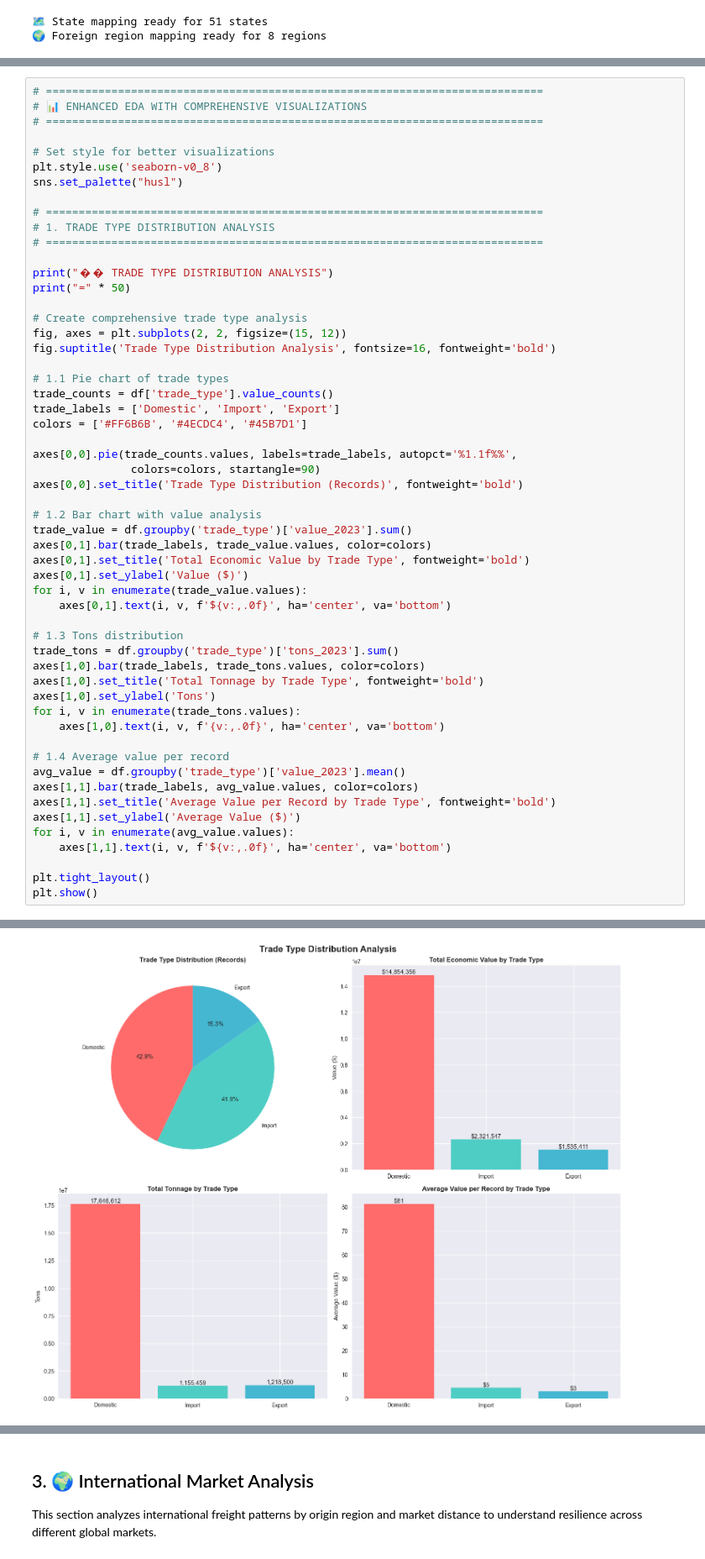
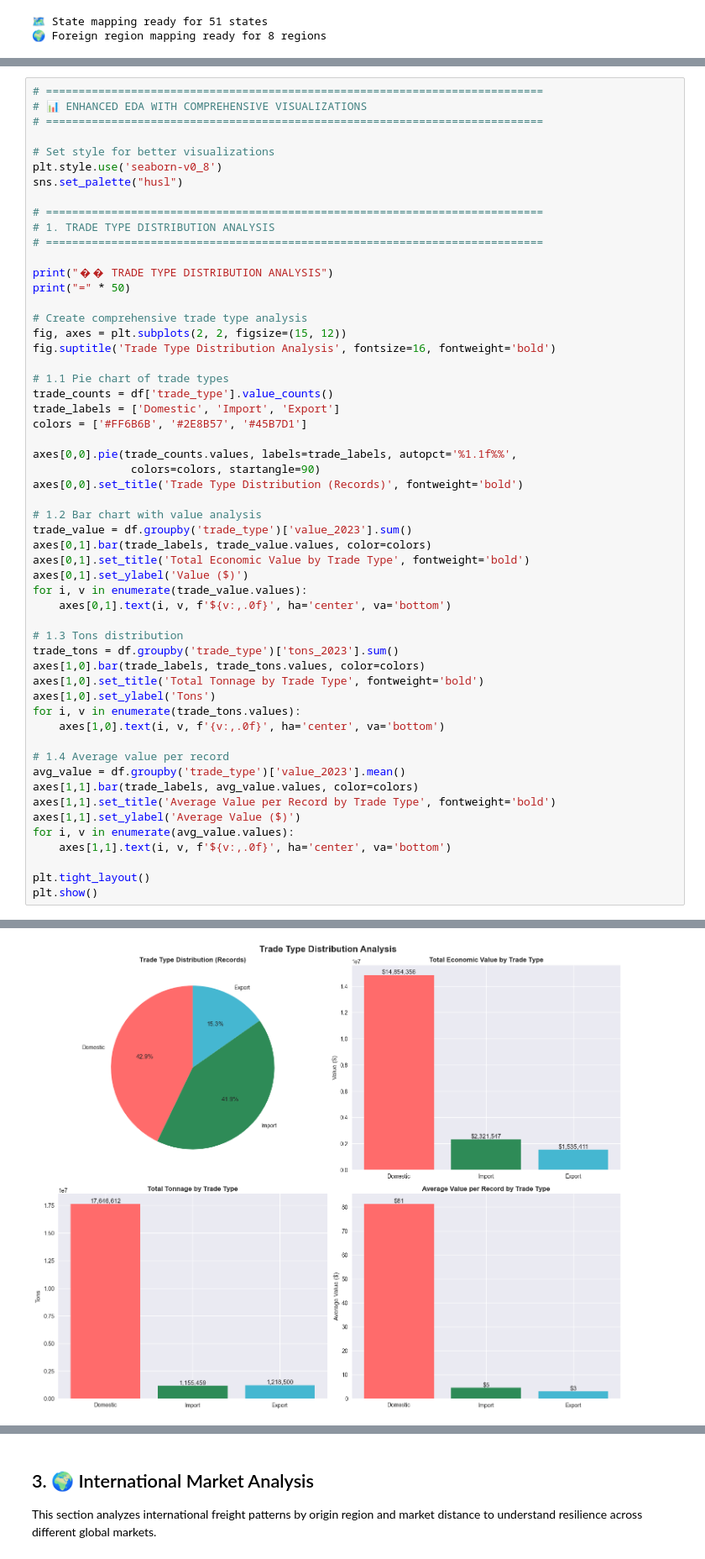
Before and after one commit to Mitchell-MC/capstone-supply-chain-analysis, a Jupyter notebook: Supply_Chain_Volatility_Intl.ipynb, the cells around one changed output, grey strips where cells are left out. Shown at 84% size. Drawn from its saved outputs; the diff is of its cells as text.

```diff
--- a/Supply_Chain_Volatility_Intl.ipynb
+++ b/Supply_Chain_Volatility_Intl.ipynb
@@ -242,7 +242,7 @@ fig.suptitle('Trade Type Distribution Analysis', fontsize=16, fontweight='bold')
 # 1.1 Pie chart of trade types
 trade_counts = df['trade_type'].value_counts()
 trade_labels = ['Domestic', 'Import', 'Export']
-colors = ['#FF6B6B', '#4ECDC4', '#45B7D1']
+colors = ['#FF6B6B', '#2E8B57', '#45B7D1']
 
 axes[0,0].pie(trade_counts.values, labels=trade_labels, autopct='%1.1f%%',
                colors=colors, startangle=90)
@@ -250,34 +250,34 @@ axes[0,0].set_title('Trade Type Distribution (Records)', fontweight='bold')
 
 # 1.2 Bar chart with value analysis
 trade_value = df.groupby('trade_type')['value_2023'].sum()
 axes[0,1].bar(trade_labels, trade_value.values, color=colors)
 axes[0,1].set_title('Total Economic Value by Trade Type', fontweight='bold')
 axes[0,1].set_ylabel('Value ($)')
 for i, v in enumerate(trade_value.values):
     axes[0,1].text(i, v, f'${v:,.0f}', ha='center', va='bottom')
 
 # 1.3 Tons distribution
 trade_tons = df.groupby('trade_type')['tons_2023'].sum()
 axes[1,0].bar(trade_labels, trade_tons.values, color=colors)
 axes[1,0].set_title('Total Tonnage by Trade Type', fontweight='bold')
 axes[1,0].set_ylabel('Tons')
 for i, v in enumerate(trade_tons.values):
     axes[1,0].text(i, v, f'{v:,.0f}', ha='center', va='bottom')
 
 # 1.4 Average value per record
 avg_value = df.groupby('trade_type')['value_2023'].mean()
 axes[1,1].bar(trade_labels, avg_value.values, color=colors)
 axes[1,1].set_title('Average Value per Record by Trade Type', fontweight='bold')
 axes[1,1].set_ylabel('Average Value ($)')
 for i, v in enumerate(avg_value.values):
     axes[1,1].text(i, v, f'${v:,.0f}', ha='center', va='bottom')
 
 plt.tight_layout()
 plt.show()
 # %% [output]
 �� TRADE TYPE DISTRIBUTION ANALYSIS
 ==================================================
-[figure, old version]
+[figure, new version]
 # %%
 # ============================================================================
 # 📊 ENHANCED EDA WITH COMPREHENSIVE VISUALIZATIONS
```
Also changed, not shown: parts of 7 cells of this notebook, 2 other files.
